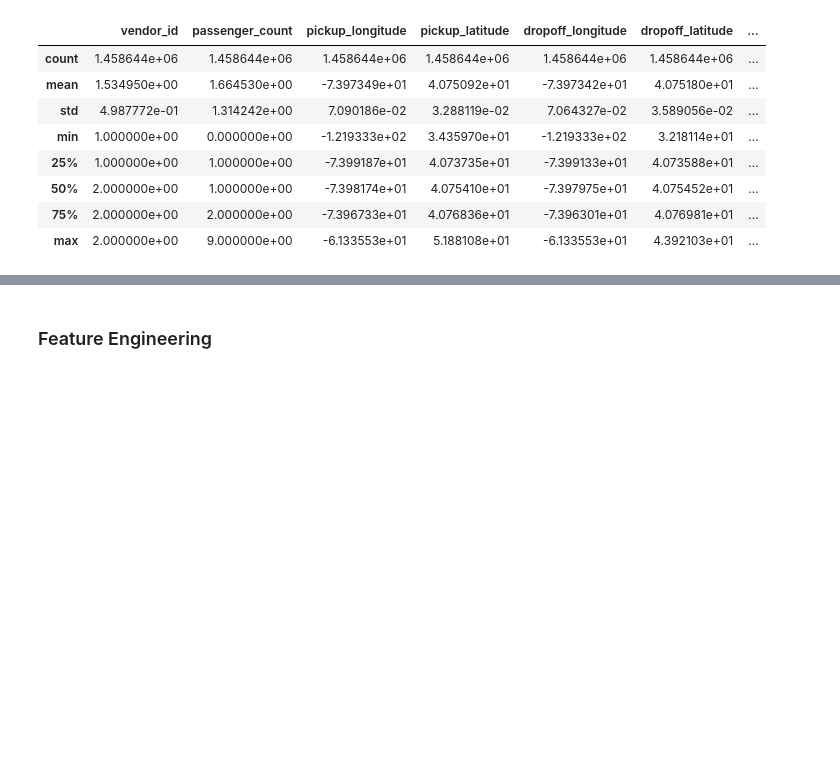
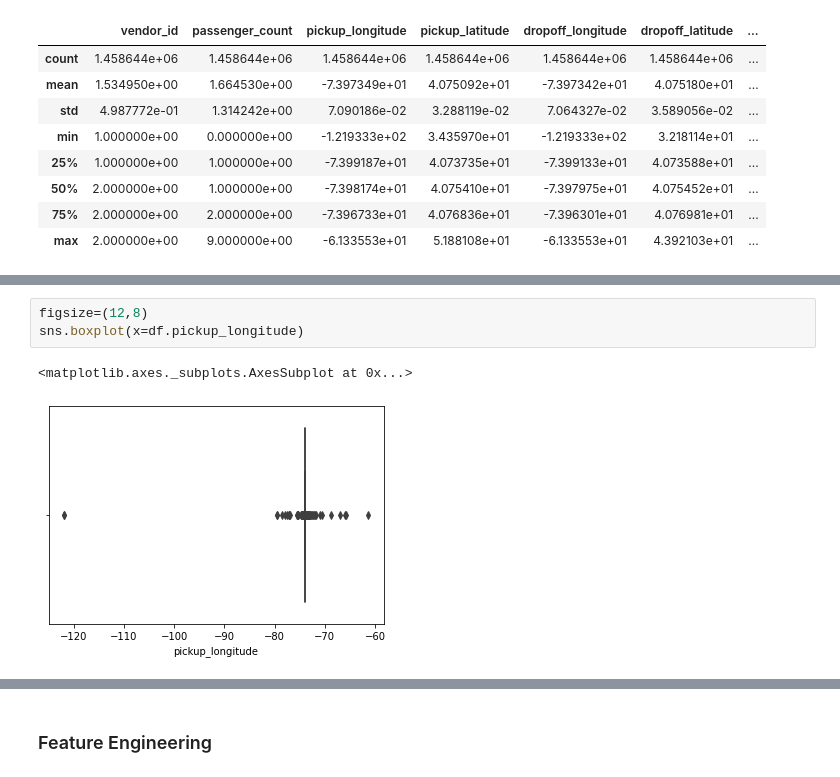
Before and after one commit to UserDs/NYC-Taxi-Trip-Time-Prediction, a Jupyter notebook: NYC_Taxi_Trip_Time_Prediction.ipynb, the cells around one changed output, grey strips where cells are left out. Drawn from its saved outputs; the diff is of its cells as text; blank space fills up the shorter version.

```diff
--- a/NYC_Taxi_Trip_Time_Prediction.ipynb
+++ b/NYC_Taxi_Trip_Time_Prediction.ipynb
@@ -89,0 +96,6 @@ df.describe()
+# %%
+figsize=(12,8)
+sns.boxplot(x=df.pickup_longitude)
+# %% [output]
+<matplotlib.axes._subplots.AxesSubplot at 0x...>
+[figure, added]
```
Also changed, not shown: parts of 8 cells of this notebook.
